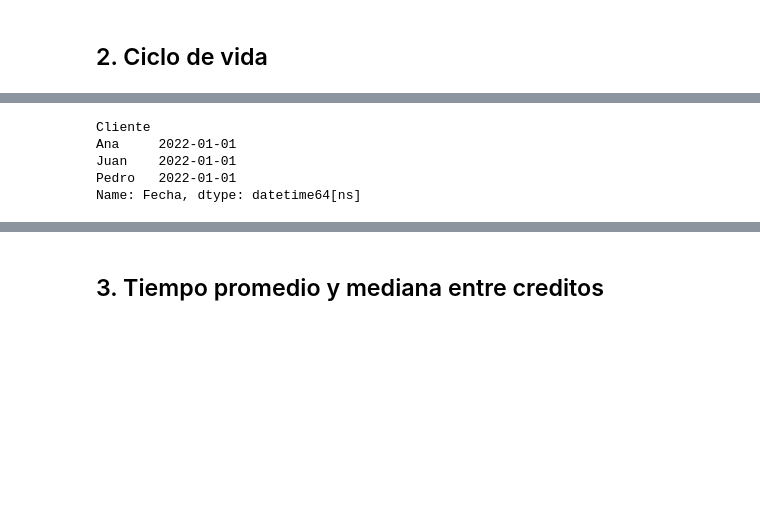
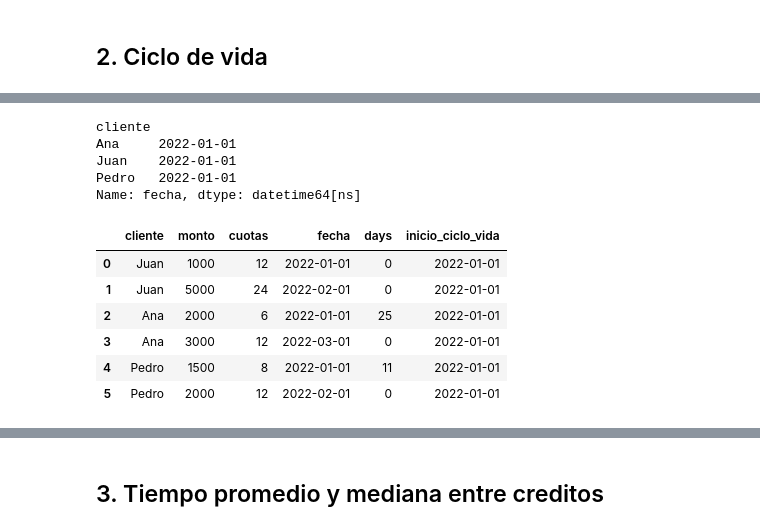
Before and after one commit to oecorrechag/Home-functions, a Jupyter notebook: agrupaciones/cuentas.ipynb, the cells around one changed output, grey strips where cells are left out. Cells and saved outputs as stored; diff of their text form; code cells hidden in the pictures; blank space fills up the shorter version.

```diff
--- a/agrupaciones/cuentas.ipynb
+++ b/agrupaciones/cuentas.ipynb
@@ -61,10 +67,22 @@ creditos.head()
 # %%
 # crear una nueva columna con la fecha de inicio del ciclo de vida de cada cliente
-fecha_inicio = creditos.groupby('Cliente')['Fecha'].min()
+fecha_inicio = creditos.groupby('cliente')['fecha'].min()
 fecha_inicio
 # %% [output]
-Cliente
+cliente
 Ana     2022-01-01
 Juan    2022-01-01
 Pedro   2022-01-01
-Name: Fecha, dtype: datetime64[ns]
+Name: fecha, dtype: datetime64[ns]
+# %%
+# agregar el inicio del ciclo de vida
+creditos['inicio_ciclo_vida'] = creditos['cliente'].map(fecha_inicio)
+creditos
+# %% [output]
+|  | cliente | monto | cuotas | fecha | days | inicio_ciclo_vida |
+| 0 | Juan | 1000 | 12 | 2022-01-01 | 0 | 2022-01-01 |
+| 1 | Juan | 5000 | 24 | 2022-02-01 | 0 | 2022-01-01 |
+| 2 | Ana | 2000 | 6 | 2022-01-01 | 25 | 2022-01-01 |
+| 3 | Ana | 3000 | 12 | 2022-03-01 | 0 | 2022-01-01 |
+| 4 | Pedro | 1500 | 8 | 2022-01-01 | 11 | 2022-01-01 |
+| 5 | Pedro | 2000 | 12 | 2022-02-01 | 0 | 2022-01-01 |
```
Also changed, not shown: parts of 15 cells of this notebook, 2 other files.
